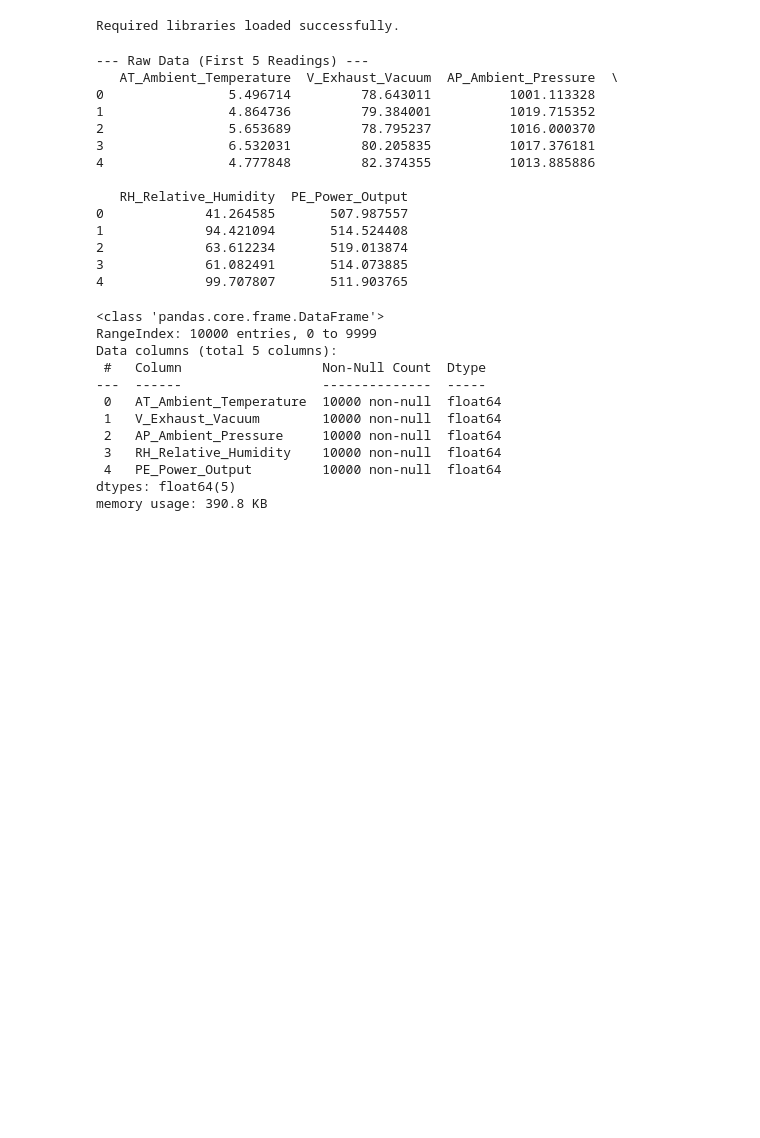
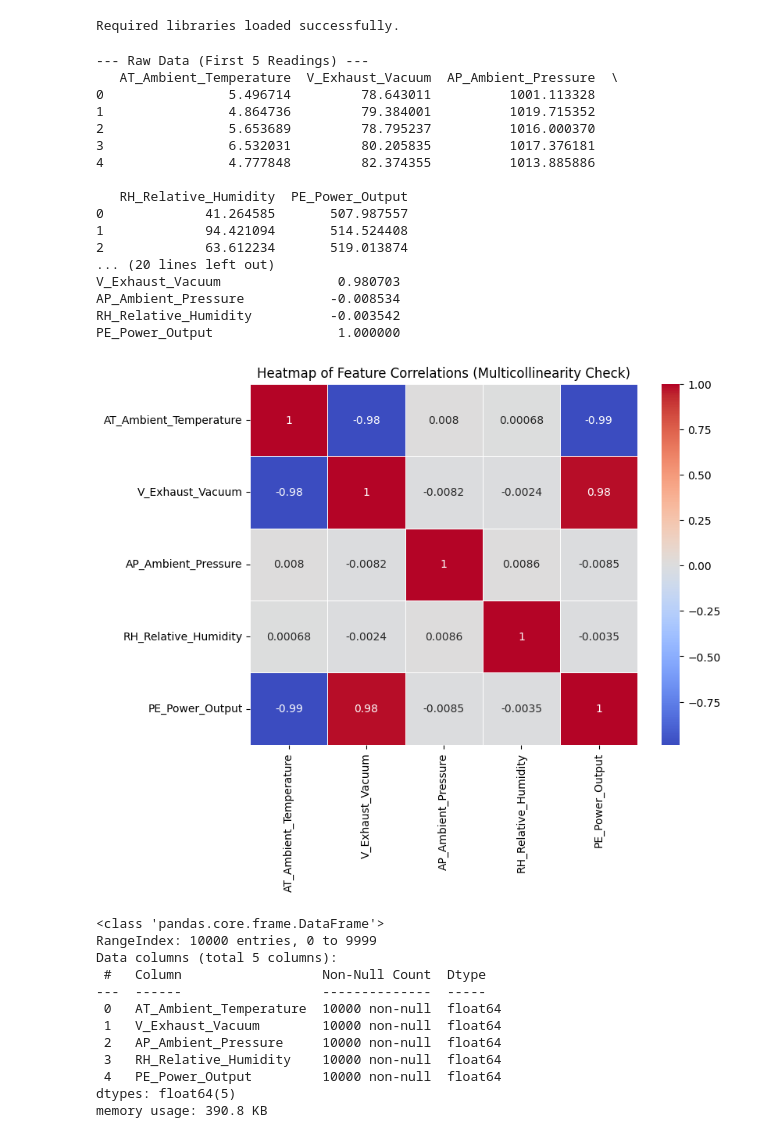
Before and after one commit to alme7airbi93/AI, a Jupyter notebook: nov25/Predicting_Power_Plant_Output_Using_Weather_Data.ipynb, the cells around one changed output. Cells and saved outputs as stored; diff of their text form; code cells hidden in the pictures; blank space fills up the shorter version.

```diff
--- a/nov25/Predicting_Power_Plant_Output_Using_Weather_Data.ipynb
+++ b/nov25/Predicting_Power_Plant_Output_Using_Weather_Data.ipynb
@@ -22,8 +22,6 @@ print("Required libraries loaded successfully.")
 # %% [output]
 Required libraries loaded successfully.
 # %%
-
-
 # ==============================================================================
 # SECTION 2: Get to Know Our Data (The Raw Materials)
 # The sources describe a clean dataset of almost 10,000 hourly readings over six years [3].
@@ -33,8 +31,8 @@ Required libraries loaded successfully.
 # that mimics the structure and the key observed relationship (AT vs. PE) [6, 7].
 # ==============================================================================
 
-data_size = 10000 # We simulate a small sample size for demonstration
-np.random.seed(42) # Ensures the data is the same every time the code runs
+data_size = 10000  # We simulate a small sample size for demonstration
+np.random.seed(42)  # Ensures the data is the same every time the code runs
 
 # 1. Ambient Temperature (AT): Known to have an INCREDIBLY STRONG negative link to PE [6, 7].
 #    (We model PE to decrease as AT increases: Hotter days mean less power [7].)
@@ -48,36 +46,61 @@ AP = np.random.uniform(1000, 1020, data_size)
 RH = np.random.uniform(25, 100, data_size)
 
 # 5. Power Output (PE) (The Target): We calculate the target based on the features,
 #    ensuring that Temperature has the biggest negative impact [8].
-PE_base = 480 - 2.5 * AT + 0.6 * V + np.random.normal(0, 4.5, data_size) # 4.5 MW is the typical error [5]
+PE_base = 480 - 2.5 * AT + 0.6 * V + np.random.normal(0, 4.5, data_size)  # 4.5 MW is the typical error [5]
 PE = np.clip(PE_base, 420, 520)
 
 # Create the final DataFrame (our 'cheat sheet' table)
 df = pd.DataFrame({
     'AT_Ambient_Temperature': AT,
     'V_Exhaust_Vacuum': V,
     'AP_Ambient_Pressure': AP,
     'RH_Relative_Humidity': RH,
     'PE_Power_Output': PE
 })
 
 print("\n--- Raw Data (First 5 Readings) ---")
 print(df.head())
+
+# ======================================================================
+# EXTRA: Print correlation summary at the end (for multicollinearity)
+# ======================================================================
+
+# ======================================================================
+# EXTRA: Print correlation summary AND heatmap (for multicollinearity)
+# ======================================================================
+
+print("\n--- Correlation Matrix (Check for Multicollinearity) ---")
+corr_matrix = df.corr()
+print(corr_matrix)
+
+# ---------- Heatmap Visualization ----------
+import matplotlib.pyplot as plt
+import seaborn as sns
+
+plt.figure(figsize=(8,6))
+sns.heatmap(corr_matrix, annot=True, cmap="coolwarm", linewidths=0.5)
+plt.title("Heatmap of Feature Correlations (Multicollinearity Check)")
+plt.show()
 # %% [output]
 --- Raw Data (First 5 Readings) ---
    AT_Ambient_Temperature  V_Exhaust_Vacuum  AP_Ambient_Pressure  \
 0                5.496714         78.643011          1001.113328
 1                4.864736         79.384001          1019.715352
 2                5.653689         78.795237          1016.000370
 3                6.532031         80.205835          1017.376181
 4                4.777848         82.374355          1013.885886
 
    RH_Relative_Humidity  PE_Power_Output
 0             41.264585       507.987557
 1             94.421094       514.524408
 2             63.612234       519.013874
-3             61.082491       514.073885
-4             99.707807       511.903765
+... (20 lines left out)
+V_Exhaust_Vacuum               0.980703
+AP_Ambient_Pressure           -0.008534
+RH_Relative_Humidity          -0.003542
+PE_Power_Output                1.000000
+[figure, added]
 # %%
 df.info()
 # %% [output]
```
Also changed, not shown: parts of 1 cell of this notebook, 2 other files.
